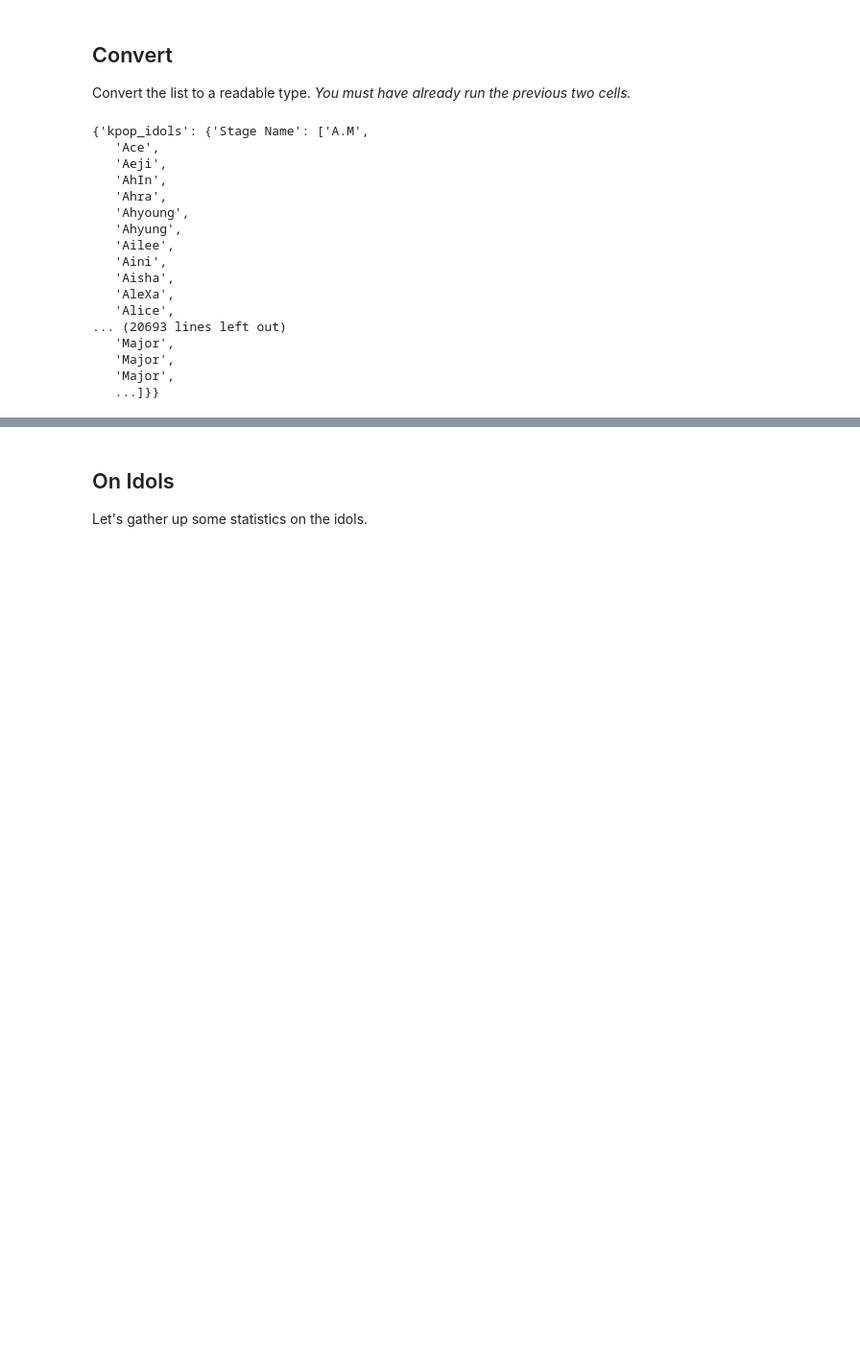
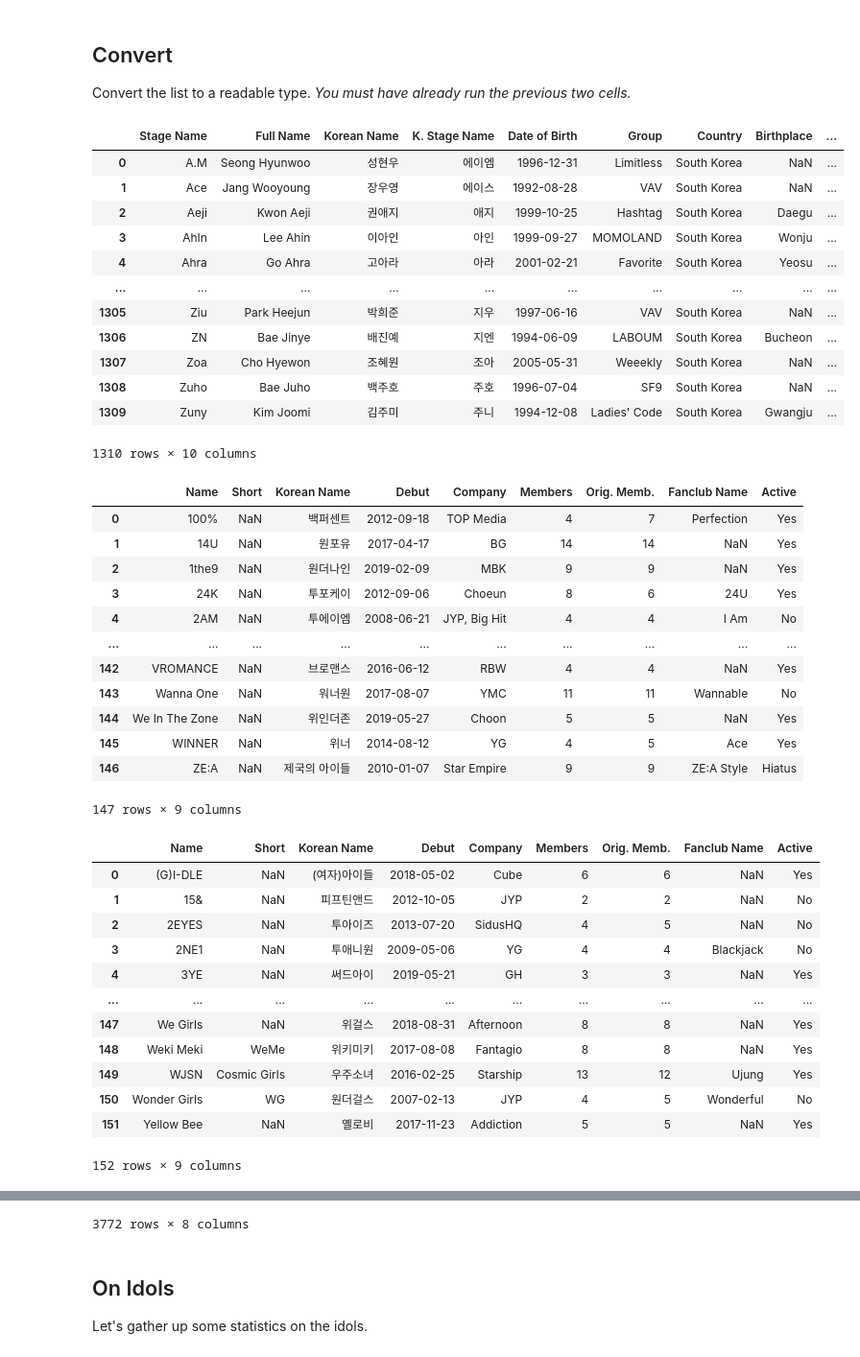
Before and after one commit to buzz-lightsnack-2007/analyzing-KPop, a Jupyter notebook: main.IPyNB, the cells around one changed output, grey strips where cells are left out. Shown: that part at 96% size. Cells and saved outputs as stored; diff of their text form; code cells hidden in the pictures; blank space fills up the shorter version.

```diff
--- a/main.IPyNB
+++ b/main.IPyNB
@@ -197,49 +241,72 @@ def data_convert(data_source):
 	# Convert to pandas data frame.
 	data_table = pandas.read_csv(data_source)
 	data = data_table.to_dict('list')
 
 	# Return the data frame.
 	return(data)
 
 def data_convert_all(data_source):
 	"""
 		Convert all of the databases.
 
 		Parameters:
 			data_source: (dict) containing the directory and the CSV name
 		Returns: dictionary containing the datas
 	"""
 
 	# Create the database dictionary.
 	data_all = {}
 
 	# Convert the data.
 	for data_source_CSV in data_source['contents']:
 		data_all[data_source_CSV[:-4]] = data_convert((data_source['path']+ data_source_CSV))
 
 	# Return the dictionary.
 	return(data_all)
 
 # Save the data into a database.
 database = data_convert_all(data_source)
 
-# database as output
-database
+# Display some data from the database.
+for key in database.keys():
+	output_display(pandas.DataFrame(database[key]))
 # %% [output]
+|  | Stage Name | Full Name | Korean Name | K. Stage Name | Date of Birth | Group | Country | Birthplace | ... |
+| 0 | A.M | Seong Hyunwoo | 성현우 | 에이엠 | 1996-12-31 | Limitless | South Korea | NaN | ... |
+| 1 | Ace | Jang Wooyoung | 장우영 | 에이스 | 1992-08-28 | VAV | South Korea | NaN | ... |
+| 2 | Aeji | Kwon Aeji | 권애지 | 애지 | 1999-10-25 | Hashtag | South Korea | Daegu | ... |
+| 3 | AhIn | Lee Ahin | 이아인 | 아인 | 1999-09-27 | MOMOLAND | South Korea | Wonju | ... |
+| 4 | Ahra | Go Ahra | 고아라 | 아라 | 2001-02-21 | Favorite | South Korea | Yeosu | ... |
+| ... | ... | ... | ... | ... | ... | ... | ... | ... | ... |
+| 1305 | Ziu | Park Heejun | 박희준 | 지우 | 1997-06-16 | VAV | South Korea | NaN | ... |
+| 1306 | ZN | Bae Jinye | 배진예 | 지엔 | 1994-06-09 | LABOUM | South Korea | Bucheon | ... |
+| 1307 | Zoa | Cho Hyewon | 조혜원 | 조아 | 2005-05-31 | Weeekly | South Korea | NaN | ... |
+| 1308 | Zuho | Bae Juho | 백주호 | 주호 | 1996-07-04 | SF9 | South Korea | NaN | ... |
+| 1309 | Zuny | Kim Joomi | 김주미 | 주니 | 1994-12-08 | Ladies' Code | South Korea | Gwangju | ... |
-{'kpop_idols': {'Stage Name': ['A.M',
-   'Ace',
-   'Aeji',
-   'AhIn',
-   'Ahra',
-   'Ahyoung',
-   'Ahyung',
-   'Ailee',
-   'Aini',
-   'Aisha',
-   'AleXa',
-   'Alice',
-... (20693 lines left out)
-   'Major',
-   'Major',
-   'Major',
-   ...]}}
+1310 rows × 10 columns
+|  | Name | Short | Korean Name | Debut | Company | Members | Orig. Memb. | Fanclub Name | Active |
+| 0 | 100% | NaN | 백퍼센트 | 2012-09-18 | TOP Media | 4 | 7 | Perfection | Yes |
+| 1 | 14U | NaN | 원포유 | 2017-04-17 | BG | 14 | 14 | NaN | Yes |
+| 2 | 1the9 | NaN | 원더나인 | 2019-02-09 | MBK | 9 | 9 | NaN | Yes |
+| 3 | 24K | NaN | 투포케이 | 2012-09-06 | Choeun | 8 | 6 | 24U | Yes |
+| 4 | 2AM | NaN | 투에이엠 | 2008-06-21 | JYP, Big Hit | 4 | 4 | I Am | No |
+| ... | ... | ... | ... | ... | ... | ... | ... | ... | ... |
+| 142 | VROMANCE | NaN | 브로맨스 | 2016-06-12 | RBW | 4 | 4 | NaN | Yes |
+| 143 | Wanna One | NaN | 워너원 | 2017-08-07 | YMC | 11 | 11 | Wannable | No |
+| 144 | We In The Zone | NaN | 위인더존 | 2019-05-27 | Choon | 5 | 5 | NaN | Yes |
+| 145 | WINNER | NaN | 위너 | 2014-08-12 | YG | 4 | 5 | Ace | Yes |
+| 146 | ZE:A | NaN | 제국의 아이들 | 2010-01-07 | Star Empire | 9 | 9 | ZE:A Style | Hiatus |
+147 rows × 9 columns
+|  | Name | Short | Korean Name | Debut | Company | Members | Orig. Memb. | Fanclub Name | Active |
+| 0 | (G)I-DLE | NaN | (여자)아이들 | 2018-05-02 | Cube | 6 | 6 | NaN | Yes |
+| 1 | 15& | NaN | 피프틴앤드 | 2012-10-05 | JYP | 2 | 2 | NaN | No |
+| 2 | 2EYES | NaN | 투아이즈 | 2013-07-20 | SidusHQ | 4 | 5 | NaN | No |
+| 3 | 2NE1 | NaN | 투애니원 | 2009-05-06 | YG | 4 | 4 | Blackjack | No |
+| 4 | 3YE | NaN | 써드아이 | 2019-05-21 | GH | 3 | 3 | NaN | Yes |
+| ... | ... | ... | ... | ... | ... | ... | ... | ... | ... |
+| 147 | We Girls | NaN | 위걸스 | 2018-08-31 | Afternoon | 8 | 8 | NaN | Yes |
+| 148 | Weki Meki | WeMe | 위키미키 | 2017-08-08 | Fantagio | 8 | 8 | NaN | Yes |
+| 149 | WJSN | Cosmic Girls | 우주소녀 | 2016-02-25 | Starship | 13 | 12 | Ujung | Yes |
+| 150 | Wonder Girls | WG | 원더걸스 | 2007-02-13 | JYP | 4 | 5 | Wonderful | No |
+| 151 | Yellow Bee | NaN | 옐로비 | 2017-11-23 | Addiction | 5 | 5 | NaN | Yes |
+152 rows × 9 columns
@@ -246,3 +325,4 @@ database
+3772 rows × 8 columns
 # %% [markdown]
 ## On Idols
 Let's gather up some statistics on the idols.
```
Also changed, not shown: parts of 4 cells of this notebook.
